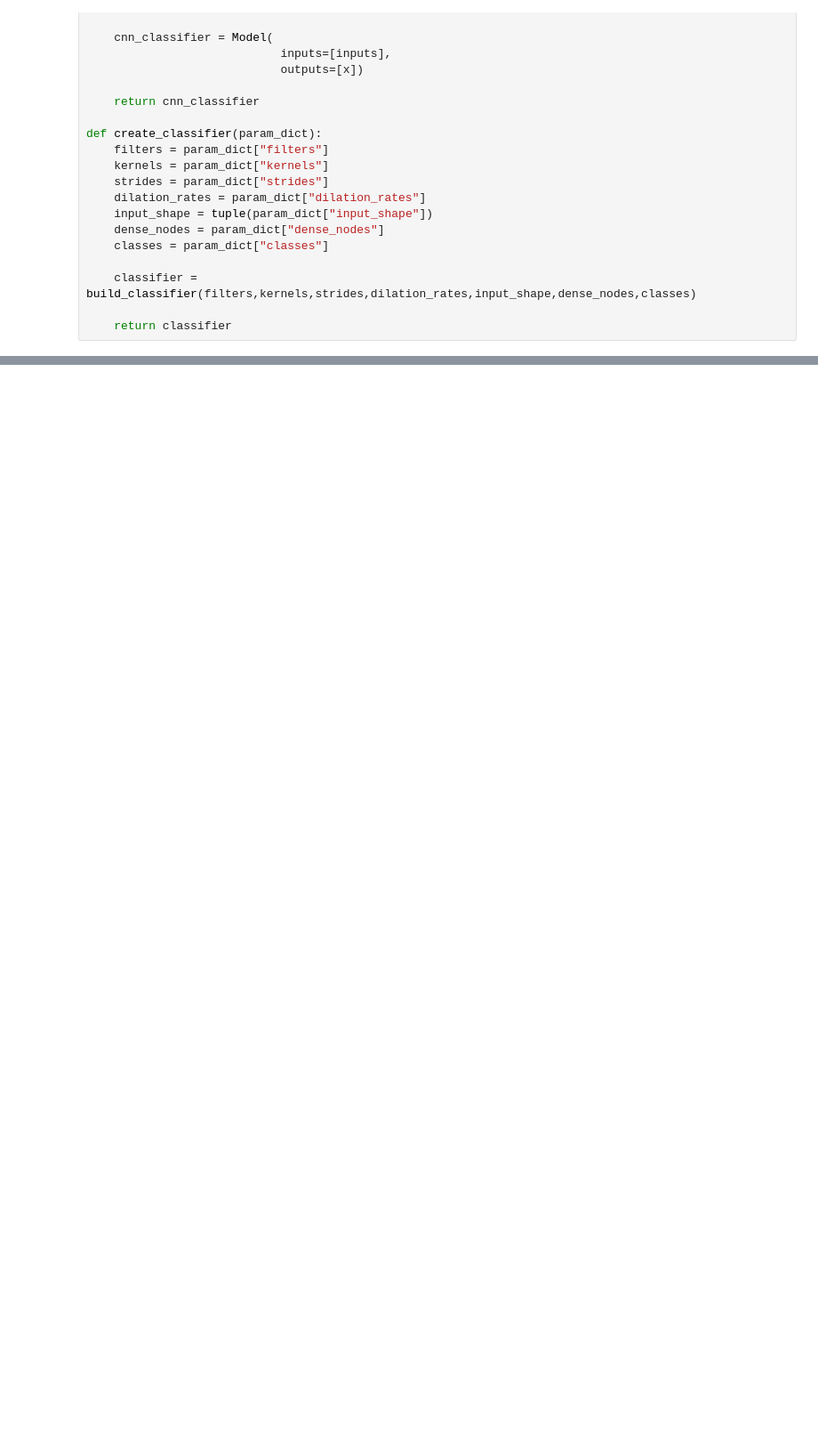
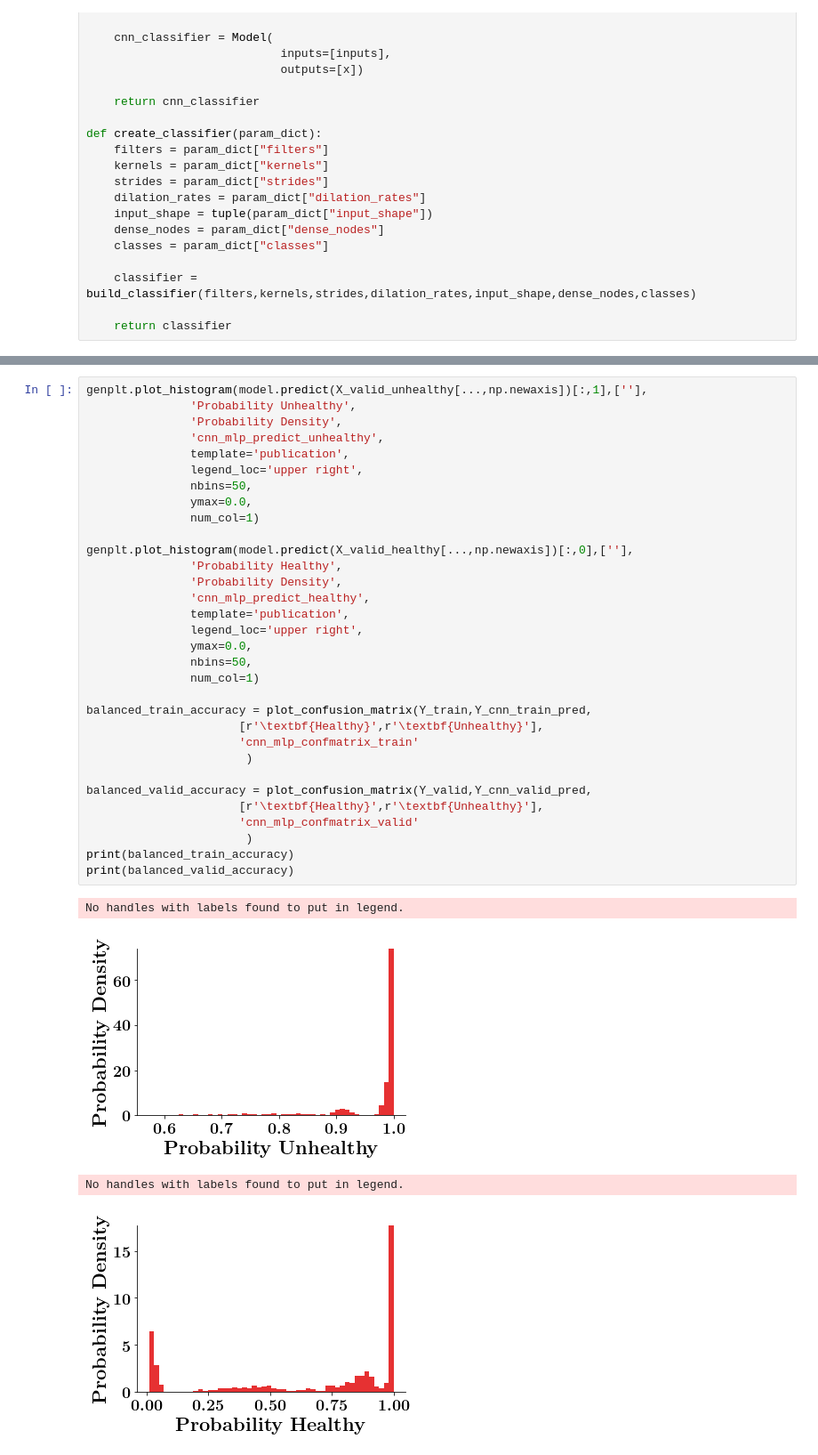
Before and after one commit to danielnewman09/Dissertation, a Jupyter notebook: Dissertation-Notebooks/Chapter-4/Healthy_Classification.ipynb, the cells around one changed output, grey strips where cells are left out. Shown at 89% size. Saved outputs shown, nothing was run; the diff lists cells and outputs as text; blank space fills up the shorter version.

```diff
--- a/Dissertation-Notebooks/Chapter-4/Healthy_Classification.ipynb
+++ b/Dissertation-Notebooks/Chapter-4/Healthy_Classification.ipynb
@@ -401,0 +406,37 @@ No handles with labels found to put in legend.
+# %%
+genplt.plot_histogram(model.predict(X_valid_unhealthy[...,np.newaxis])[:,1],[''],
+               'Probability Unhealthy',
+               'Probability Density',
+               'cnn_mlp_predict_unhealthy',
+               template='publication',
+               legend_loc='upper right',
+               nbins=50,
+               ymax=0.0,
+               num_col=1)
+
+genplt.plot_histogram(model.predict(X_valid_healthy[...,np.newaxis])[:,0],[''],
+               'Probability Healthy',
+               'Probability Density',
+               'cnn_mlp_predict_healthy',
+               template='publication',
+               legend_loc='upper right',
+               ymax=0.0,
+               nbins=50,
+               num_col=1)
+
+balanced_train_accuracy = plot_confusion_matrix(Y_train,Y_cnn_train_pred,
+                      [r'\textbf{Healthy}',r'\textbf{Unhealthy}'],
+                      'cnn_mlp_confmatrix_train'
+                       )
+
+balanced_valid_accuracy = plot_confusion_matrix(Y_valid,Y_cnn_valid_pred,
+                      [r'\textbf{Healthy}',r'\textbf{Unhealthy}'],
+                      'cnn_mlp_confmatrix_valid'
+                       )
+print(balanced_train_accuracy)
+print(balanced_valid_accuracy)
+# %% [output]
+No handles with labels found to put in legend.
+[figure, added]
+No handles with labels found to put in legend.
+[figure, added]
```
Also changed, not shown: parts of 25 cells of this notebook, 49 other files.
